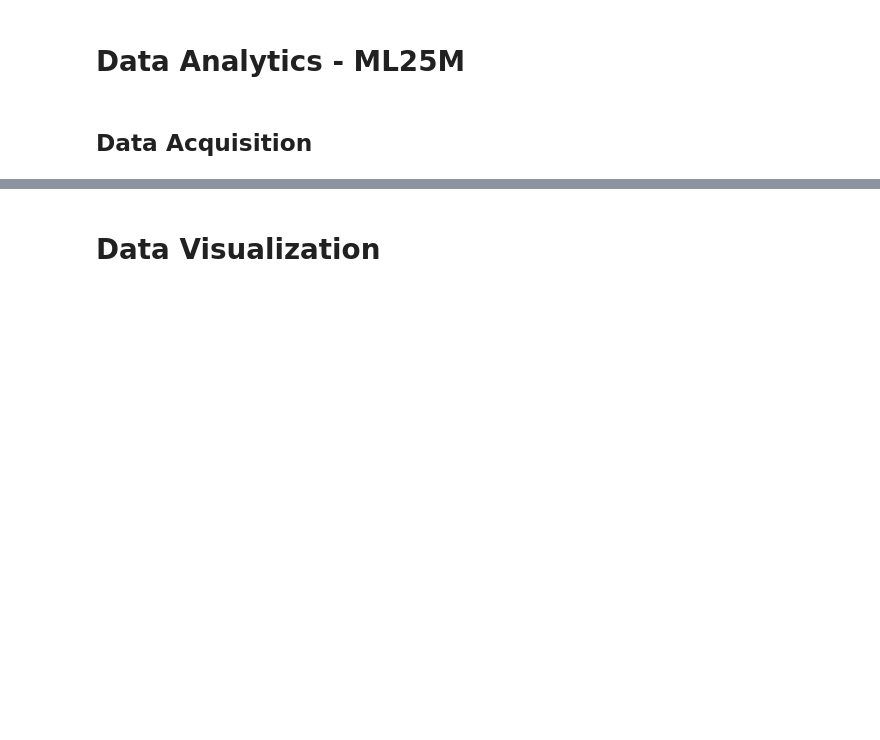
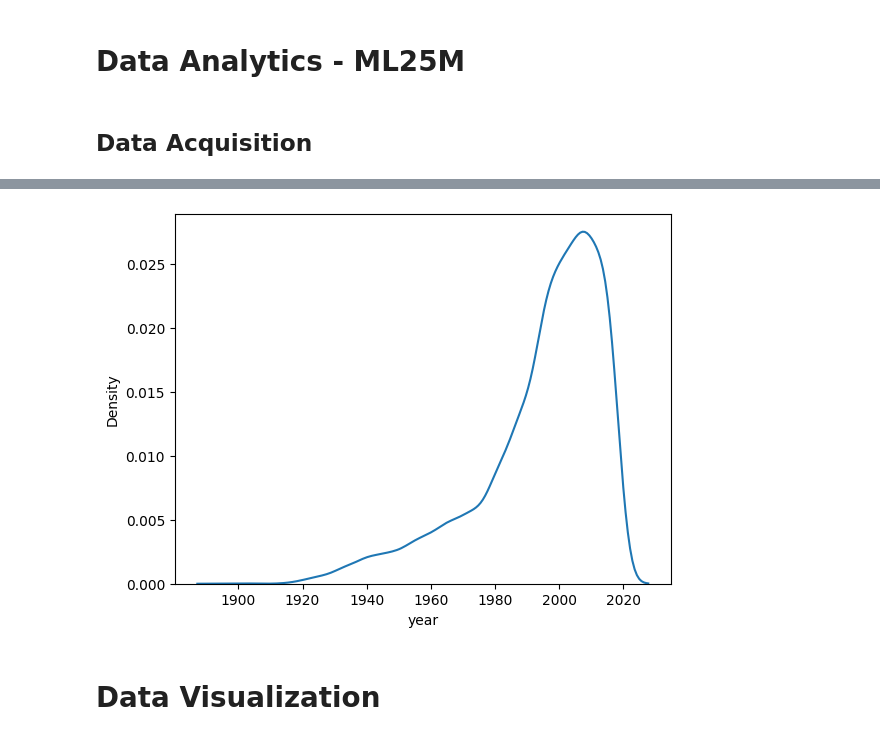
Before and after one commit to frapic98/Data_Analytics-main, a Jupyter notebook: data_exploration.ipynb, the cells around one changed output, grey strips where cells are left out. Cells and saved outputs as stored; diff of their text form; code cells hidden in the pictures; blank space fills up the shorter version.

```diff
--- a/data_exploration.ipynb
+++ b/data_exploration.ipynb
@@ -33,19 +71,19 @@ movies_df.head()
 # %%
 scores_df = pd.read_csv('./ml-25m/genome-scores.csv')
 tags_df = pd.read_csv('./ml-25m/genome-tags.csv')
-ratings_df = pd.read_csv('./ml-25m/ratings.csv')
+#ratings_df = pd.read_csv('./ml-25m/ratings.csv')
 
 df = movies_df.merge(scores_df, on='movieId')
 df = df.merge(tags_df, on='tagId')
-df = df.pivot_table(index=['movieId', 'title'], columns='tag', values='relevance', fill_value=0).reset_index().rename_axis(None, axis=1)
+#df = df.pivot_table(index=['movieId', 'title'], columns='tag', values='relevance', fill_value=0).reset_index().rename_axis(None, axis=1)
 
 # average rating for each movie
-ratings_df = ratings_df.groupby(['movieId'])['rating'].mean().reset_index()
-df = ratings_df.merge(df, on='movieId')
+#ratings_df = ratings_df.groupby(['movieId'])['rating'].mean().reset_index()
+#df = ratings_df.merge(df, on='movieId')
 
-movies_genres = movies_genres.merge(ratings_df, on='movieId')
-movies_genres.drop('movieId', axis=1, inplace=True)
+#movies_genres = movies_genres.merge(ratings_df, on='movieId')
+#movies_genres.drop('movieId', axis=1, inplace=True)
 
 # movieId and title are not needed for the model
 movies = df.copy()
-df.drop(['movieId', 'title'], axis=1, inplace=True)
+#df.drop(['movieId', 'title'], axis=1, inplace=True)
@@ -52,5 +115,26 @@ df.drop(['movieId', 'title'], axis=1, inplace=True)
+# %%
+
+df_title = df['title']
+df = df.drop(columns=['movieId', 'title'])
+
+# from title extract year
+df['year'] = df_title.str.extract('(\(\d{4}\))', expand=True)
+# remove parentheses
+df['year'] = df['year'].str.extract('(\d{4})', expand=True)
+
+# remove movies with no year
+df = df.dropna(subset=['year'])
+
+# convert year to int
+df['year'] = df['year'].astype(int)
 # %%
 df.to_csv('./dataset.csv', index=False)
+# %%
+# density plot for film year
+sns.kdeplot(df['year'], palette='mako')
+plt.show()
+# %% [output]
+[figure, added]
 # %% [markdown]
 # Data Visualization
 # %%
```
Also changed, not shown: parts of 6 cells of this notebook, 2 other files.
